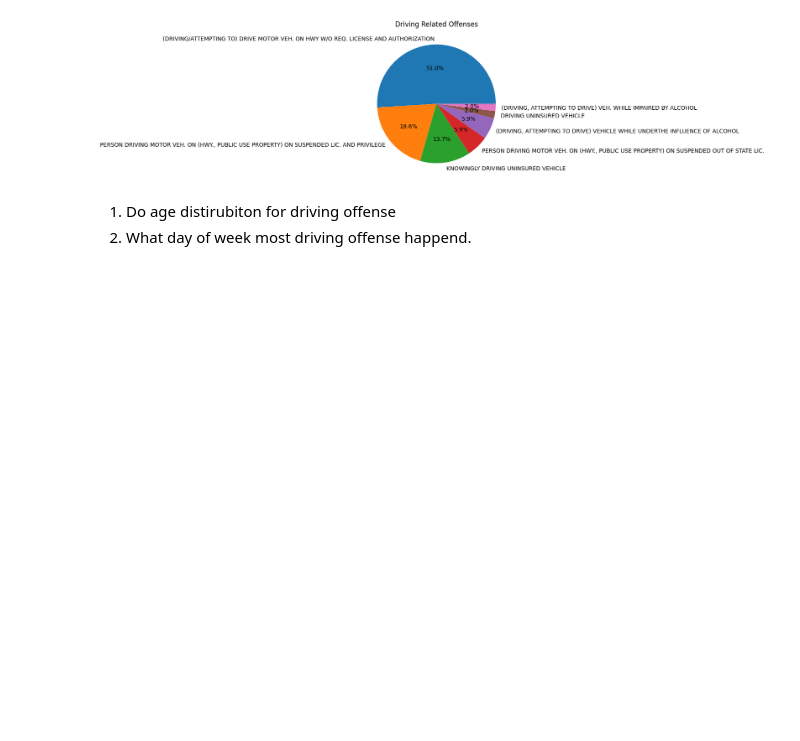
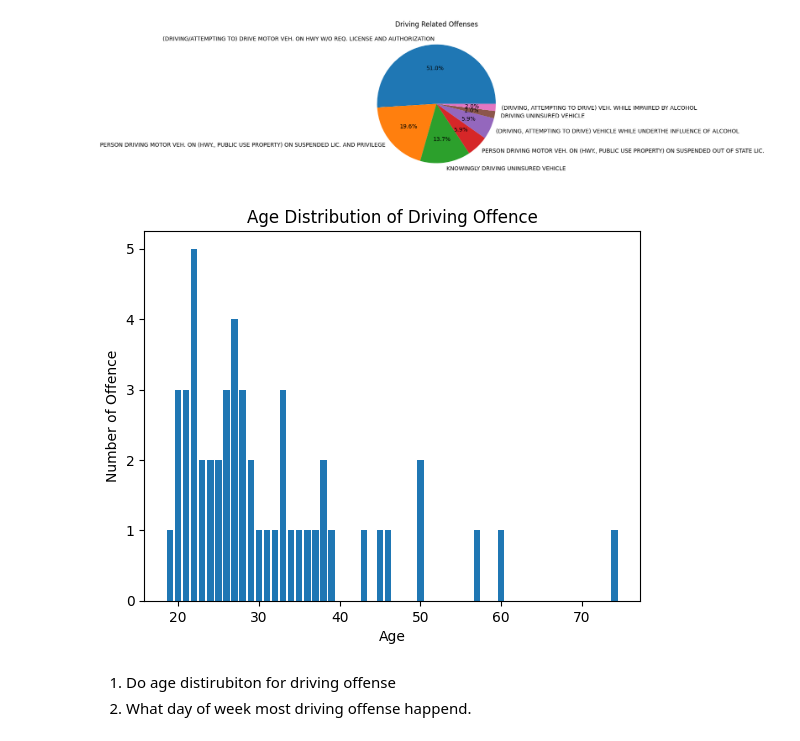
Before and after one commit to adinsa1/DATA205-PROJECT, a Jupyter notebook: AssefaData205Project.ipynb, the cells around one changed output. Drawn from its saved outputs; the diff is of its cells as text; code cells hidden in the pictures; blank space fills up the shorter version.

```diff
--- a/AssefaData205Project.ipynb
+++ b/AssefaData205Project.ipynb
@@ -112,6 +119,16 @@ plt.title('Driving Related Offenses')
 plt.show()
 # %% [output]
 [figure]
+# %%
+# Find out age disribution of driving offence
+age_counts = driving_df['AGE'].value_counts()
+plt.bar(age_counts.index, age_counts.values)
+plt.xlabel('Age')
+plt.ylabel('Number of Offence')
+plt.title('Age Distribution of Driving Offence')
+plt.show()
+# %% [output]
+[figure, added]
 # %% [markdown]
 1. Do age distirubiton for driving offense
 2. What day of week most driving offense happend.
```
Also changed, not shown: parts of 3 cells of this notebook.
